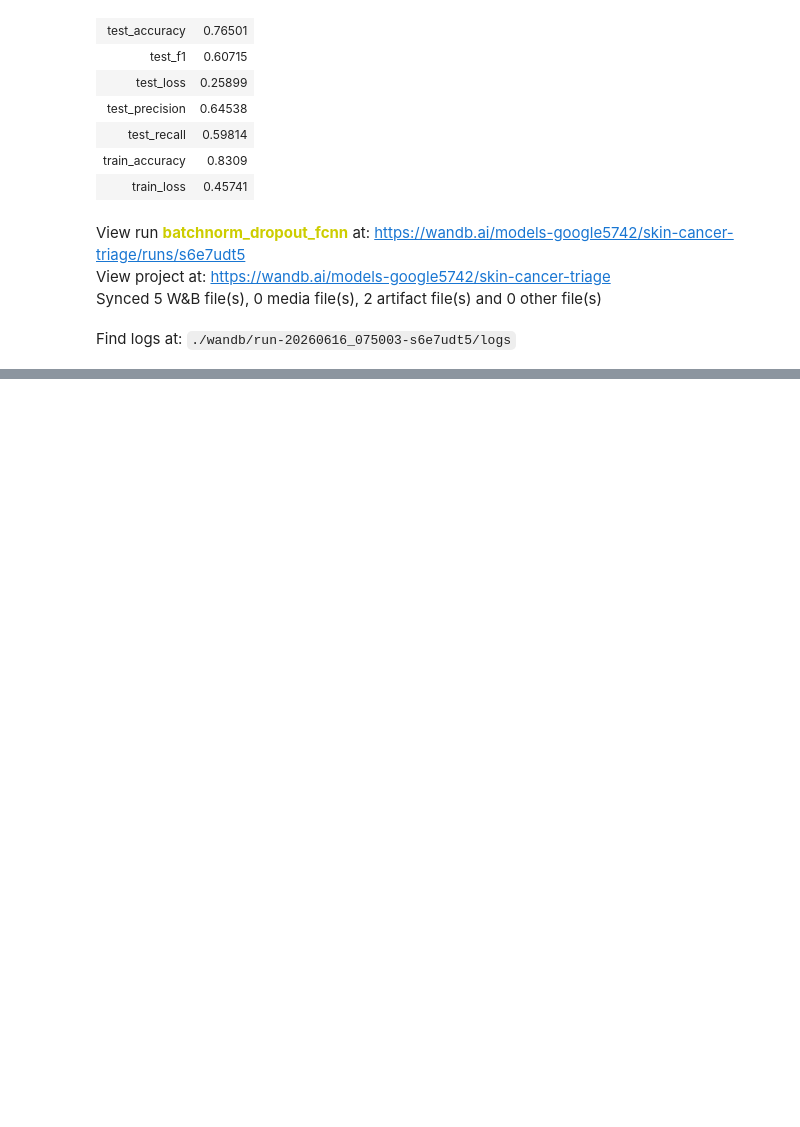
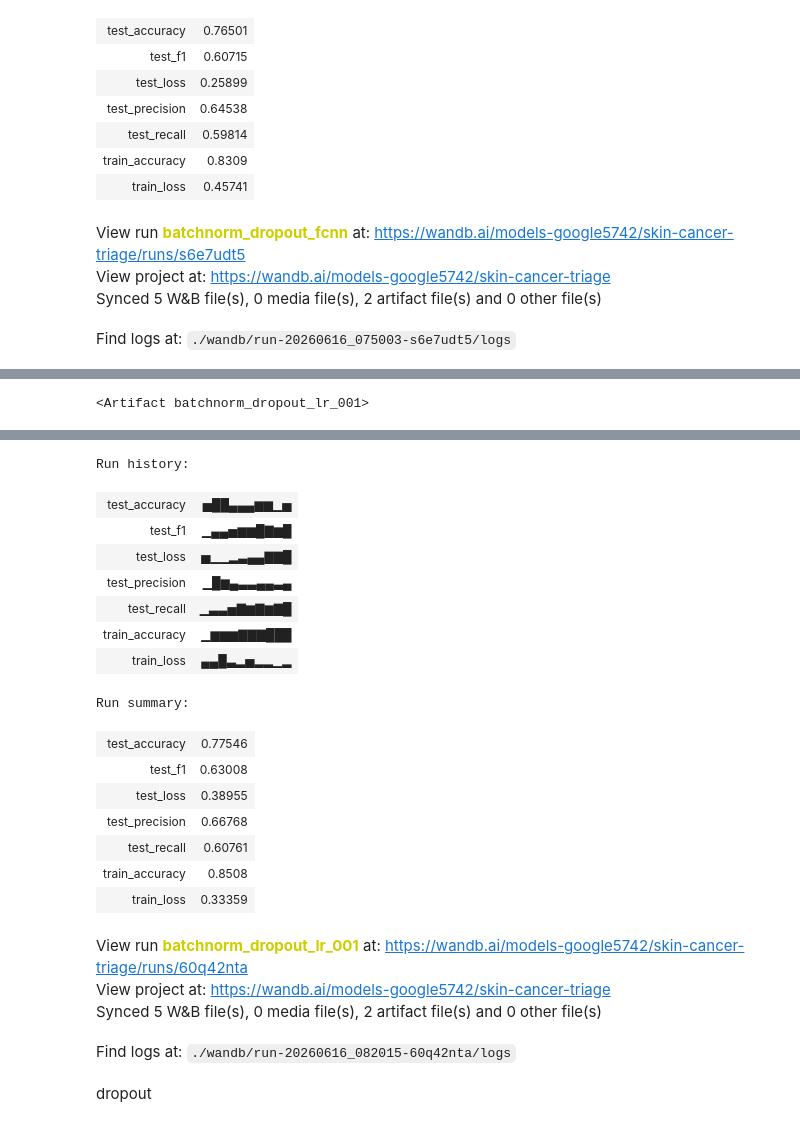
Before and after one commit to BairTekeev/Urent_gp_5, a Jupyter notebook: notebooks/таблички_EDA.ipynb, the cells around one changed output, grey strips where cells are left out. Drawn from its saved outputs; the diff is of its cells as text; code cells hidden in the pictures; blank space fills up the shorter version.

```diff
--- a/notebooks/таблички_EDA.ipynb
+++ b/notebooks/таблички_EDA.ipynb
@@ -993,0 +1177,10 @@ Find logs at: ./wandb/run-20260616_075003-s6e7udt5/logs
+# %%
+torch.save(batchnorm_dropout_model.state_dict(), "batchnorm_dropout_fcnn_lr_001.pt")
+artifact = wandb.Artifact("batchnorm_dropout_lr_001", type="model")
+artifact.add_file("batchnorm_dropout_fcnn_lr_001.pt")
+wandb.log_artifact(artifact)
+# %% [output]
+<Artifact batchnorm_dropout_lr_001>
+# %%
+wandb.finish()
+# %% [output]
@@ -993,0 +1188,22 @@ Find logs at: ./wandb/run-20260616_075003-s6e7udt5/logs
+Run history:
+| test_accuracy | ▅██▄▄▄▆▆▁▅ |
+| test_f1 | ▁▄▄▅▆▆█▇▆█ |
+| test_loss | ▅▁▁▂▃▄▄▇▇█ |
+| test_precision | ▁█▆▄▃▃▄▄▃▄ |
+| test_recall | ▁▃▃▅▇▆▇▆▇█ |
+| train_accuracy | ▁▆▆▆▇▇▇███ |
+| train_loss | ▄▄█▃▂▅▂▂▁▂ |
+Run summary:
+| test_accuracy | 0.77546 |
+| test_f1 | 0.63008 |
+| test_loss | 0.38955 |
+| test_precision | 0.66768 |
+| test_recall | 0.60761 |
+| train_accuracy | 0.8508 |
+| train_loss | 0.33359 |
+View run batchnorm_dropout_lr_001 at: https://wandb.ai/models-google5742/skin-cancer-triage/runs/60q42nta
+View project at: https://wandb.ai/models-google5742/skin-cancer-triage
+Synced 5 W&B file(s), 0 media file(s), 2 artifact file(s) and 0 other file(s)
+Find logs at: ./wandb/run-20260616_082015-60q42nta/logs
+# %% [markdown]
+dropout
```
Also changed, not shown: parts of 29 cells of this notebook.
